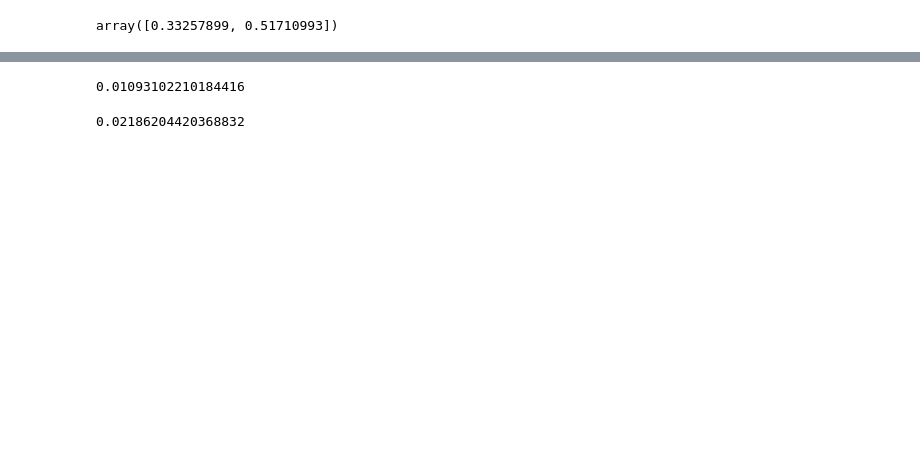
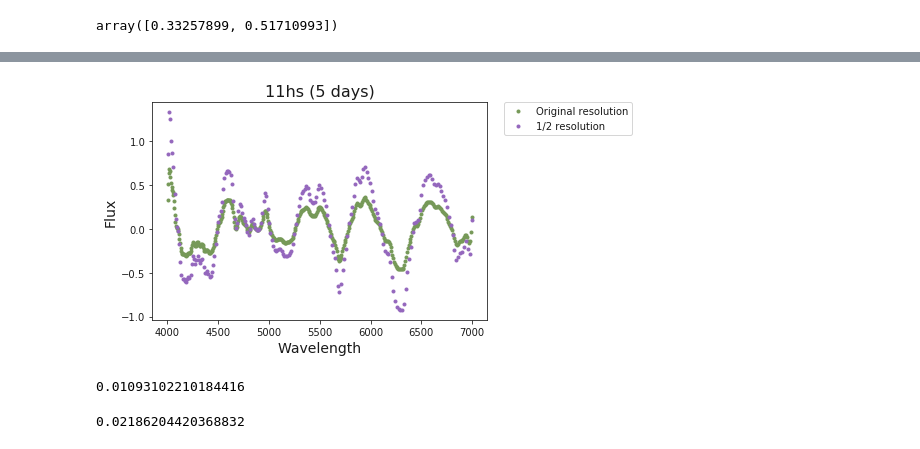
Before and after one commit to umerudel/SESNspectraPCA, a Jupyter notebook: code/binspectra_2.ipynb, the cells around one changed output, grey strips where cells are left out. Saved outputs shown, nothing was run; the diff lists cells and outputs as text; code cells hidden in the pictures; blank space fills up the shorter version.

```diff
--- a/code/binspectra_2.ipynb
+++ b/code/binspectra_2.ipynb
@@ -422,3 +435,13 @@ plt.show()
+# %%
+plt.plot(wvl, flux, 'o', markersize=3, c='xkcd:moss', label="Original resolution")
+plt.plot(newspectra[0], newspectra[1], 'o', markersize=3, c='tab:purple', label="1/2 resolution")
+plt.xlabel('Wavelength', fontsize=14)
+plt.ylabel('Flux', fontsize=14)
+plt.title('11hs (5 days)', fontsize=16)
+plt.legend(bbox_to_anchor=(1.05, 1), loc='upper left', borderaxespad=0.)
+plt.show()
+# %% [output]
+[figure, added]
 # %%
 mean(flux)
 # %% [output]
```
Also changed, not shown: parts of 10 cells of this notebook.
